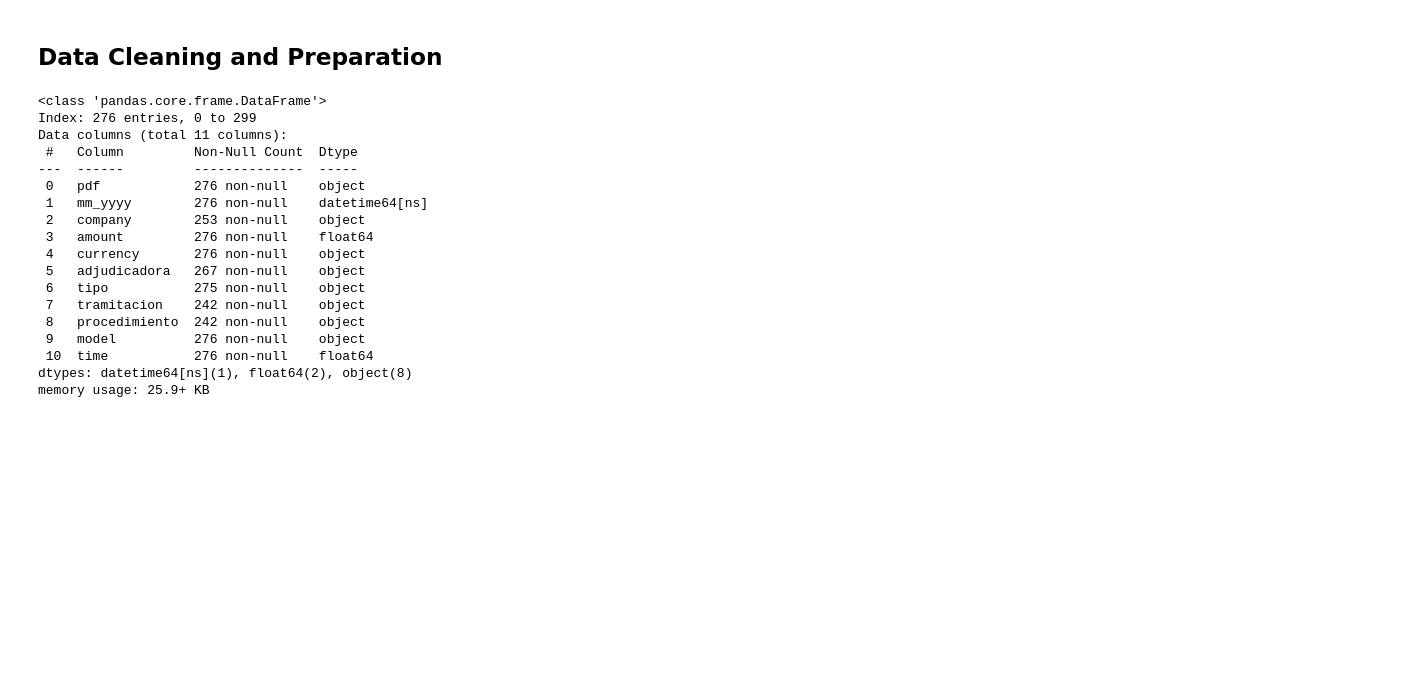
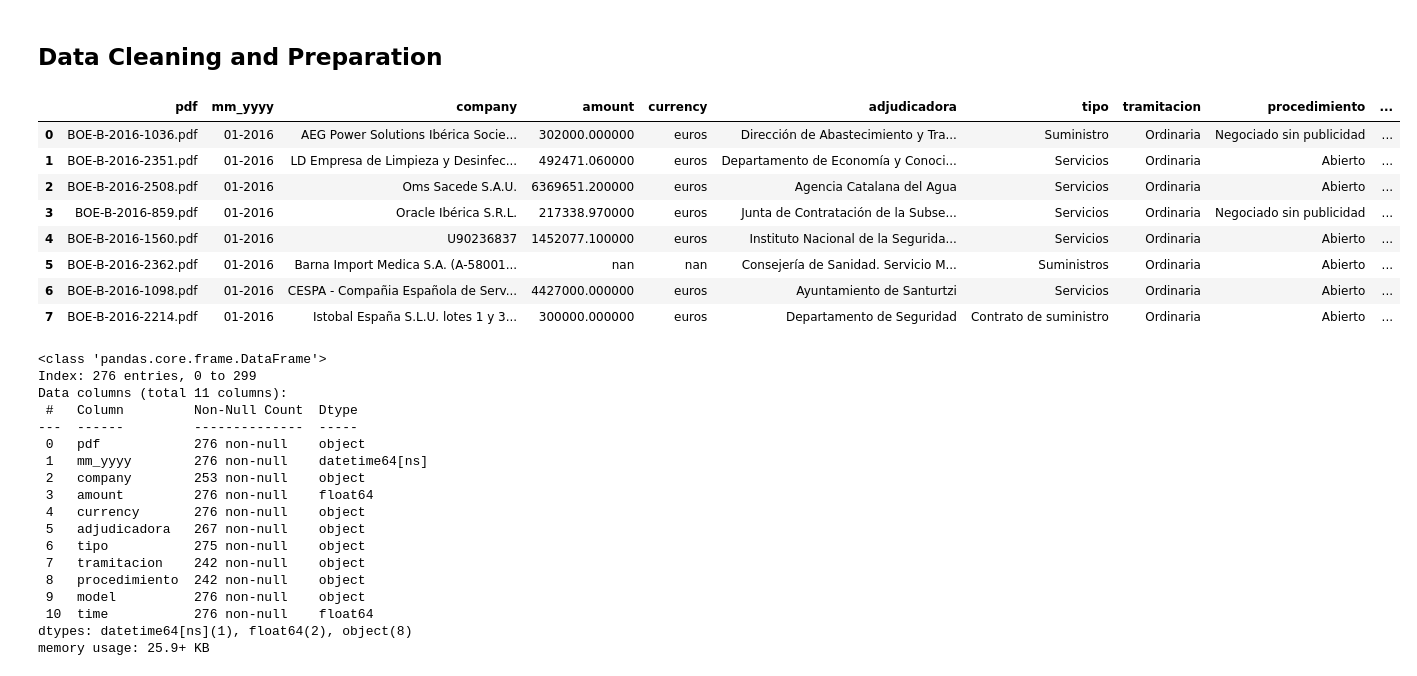
Before and after one commit to danmorper/tfg_analysis, a Jupyter notebook: analysis.ipynb, the cells around one changed output. Saved outputs shown, nothing was run; the diff lists cells and outputs as text; code cells hidden in the pictures; blank space fills up the shorter version.

```diff
--- a/analysis.ipynb
+++ b/analysis.ipynb
@@ -43,3 +60,20 @@ Avarage time of data extraction is 325 seconds aprox so 300 files would take 27
 # %% [markdown]
 ## Data Cleaning and Preparation
+# %%
+# Replace 'None' with NaN
+data.replace('None', pd.NA, inplace=True)
+
+# 8 first rows of the dataset
+data_head = data.iloc[0:8]
+data_head.style
+# %% [output]
+|  | pdf | mm_yyyy | company | amount | currency | adjudicadora | tipo | tramitacion | procedimiento | ... |
+| 0 | BOE-B-2016-1036.pdf | 01-2016 | AEG Power Solutions Ibérica Socie... | 302000.000000 | euros | Dirección de Abastecimiento y Tra... | Suministro | Ordinaria | Negociado sin publicidad | ... |
+| 1 | BOE-B-2016-2351.pdf | 01-2016 | LD Empresa de Limpieza y Desinfec... | 492471.060000 | euros | Departamento de Economía y Conoci... | Servicios | Ordinaria | Abierto | ... |
+| 2 | BOE-B-2016-2508.pdf | 01-2016 | Oms Sacede S.A.U. | 6369651.200000 | euros | Agencia Catalana del Agua | Servicios | Ordinaria | Abierto | ... |
+| 3 | BOE-B-2016-859.pdf | 01-2016 | Oracle Ibérica S.R.L. | 217338.970000 | euros | Junta de Contratación de la Subse... | Servicios | Ordinaria | Negociado sin publicidad | ... |
+| 4 | BOE-B-2016-1560.pdf | 01-2016 | U90236837 | 1452077.100000 | euros | Instituto Nacional de la Segurida... | Servicios | Ordinaria | Abierto | ... |
+| 5 | BOE-B-2016-2362.pdf | 01-2016 | Barna Import Medica S.A. (A-58001... | nan | nan | Consejería de Sanidad. Servicio M... | Suministros | Ordinaria | Abierto | ... |
+| 6 | BOE-B-2016-1098.pdf | 01-2016 | CESPA - Compañia Española de Serv... | 4427000.000000 | euros | Ayuntamiento de Santurtzi | Servicios | Ordinaria | Abierto | ... |
+| 7 | BOE-B-2016-2214.pdf | 01-2016 | Istobal España S.L.U. lotes 1 y 3... | 300000.000000 | euros | Departamento de Seguridad | Contrato de suministro | Ordinaria | Abierto | ... |
 # %%
```
Also changed, not shown: parts of 7 cells of this notebook, 11 other files.
